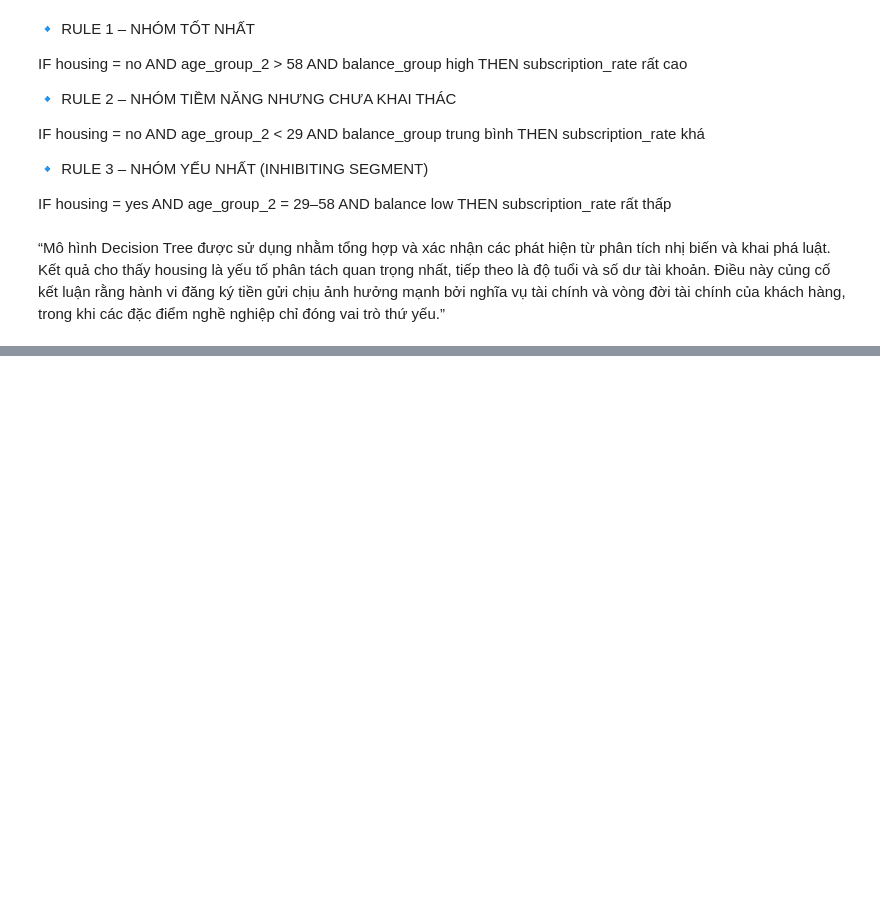
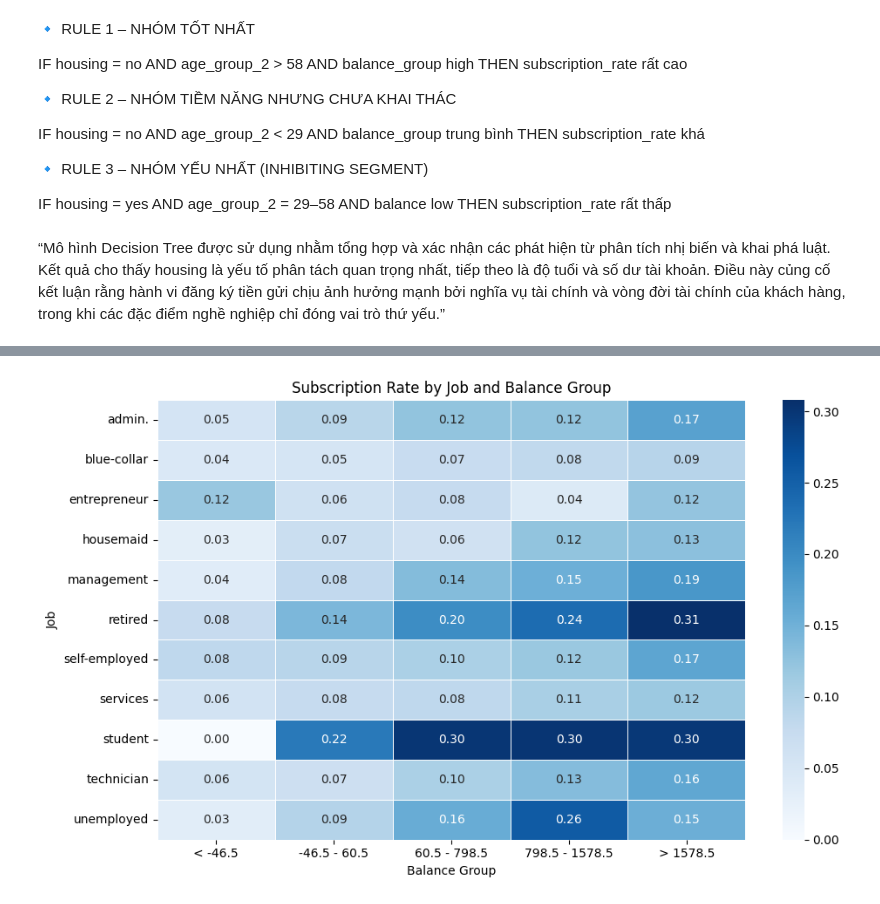
Before and after one commit to NguyenPhanNhatLan/DM, a Jupyter notebook: notebooks/phantichbien.ipynb, the cells around one changed output, grey strips where cells are left out. Saved outputs shown, nothing was run; the diff lists cells and outputs as text; code cells hidden in the pictures; blank space fills up the shorter version.

```diff
--- a/notebooks/phantichbien.ipynb
+++ b/notebooks/phantichbien.ipynb
@@ -1074,0 +1100,8 @@ IF housing = yes AND age_group_2 = 29–58 AND balance low THEN subscription_rat
+# %%
+c2 = cus_df.groupby(['balance_group', 'job'])['target'].mean().reset_index()
+pivot= c2.pivot(
+    index='job',
+    columns='balance_group',
+    values='target'
+)
+pivot
@@ -1074,0 +1122,20 @@ IF housing = yes AND age_group_2 = 29–58 AND balance low THEN subscription_rat
+# %%
+import seaborn as sns
+import matplotlib.pyplot as plt
+
+plt.figure(figsize=(10, 6))
+sns.heatmap(
+    pivot,
+    annot=True,        # hiện số
+    fmt=".2f",         # 2 chữ số thập phân
+    cmap="Blues",     # màu dễ đọc xu hướng tăng
+    linewidths=0.5
+)
+
+plt.title('Subscription Rate by Job and Balance Group')
+plt.xlabel('Balance Group')
+plt.ylabel('Job')
+plt.tight_layout()
+plt.show()
+# %% [output]
+[figure, added]
```
Also changed, not shown: parts of 16 cells of this notebook, 1 other file.
